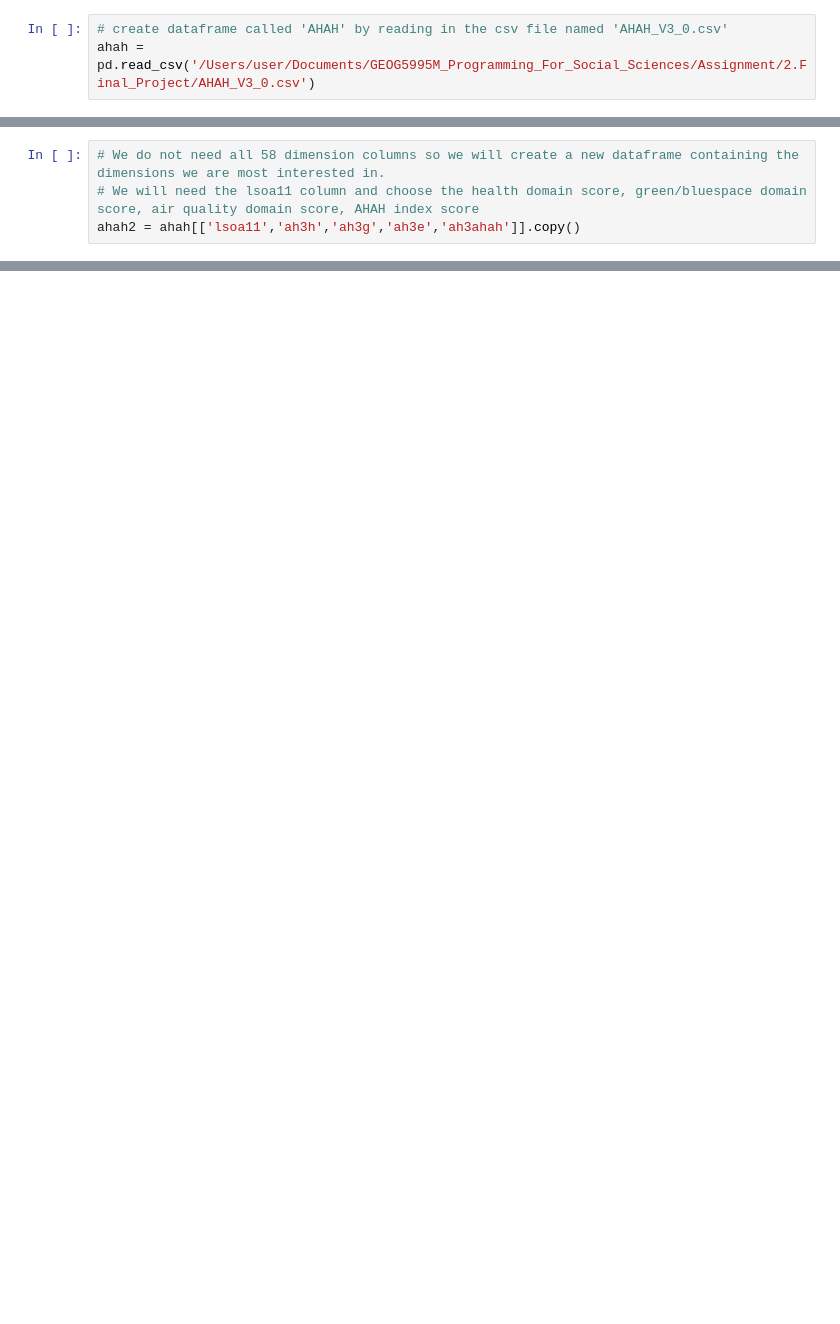
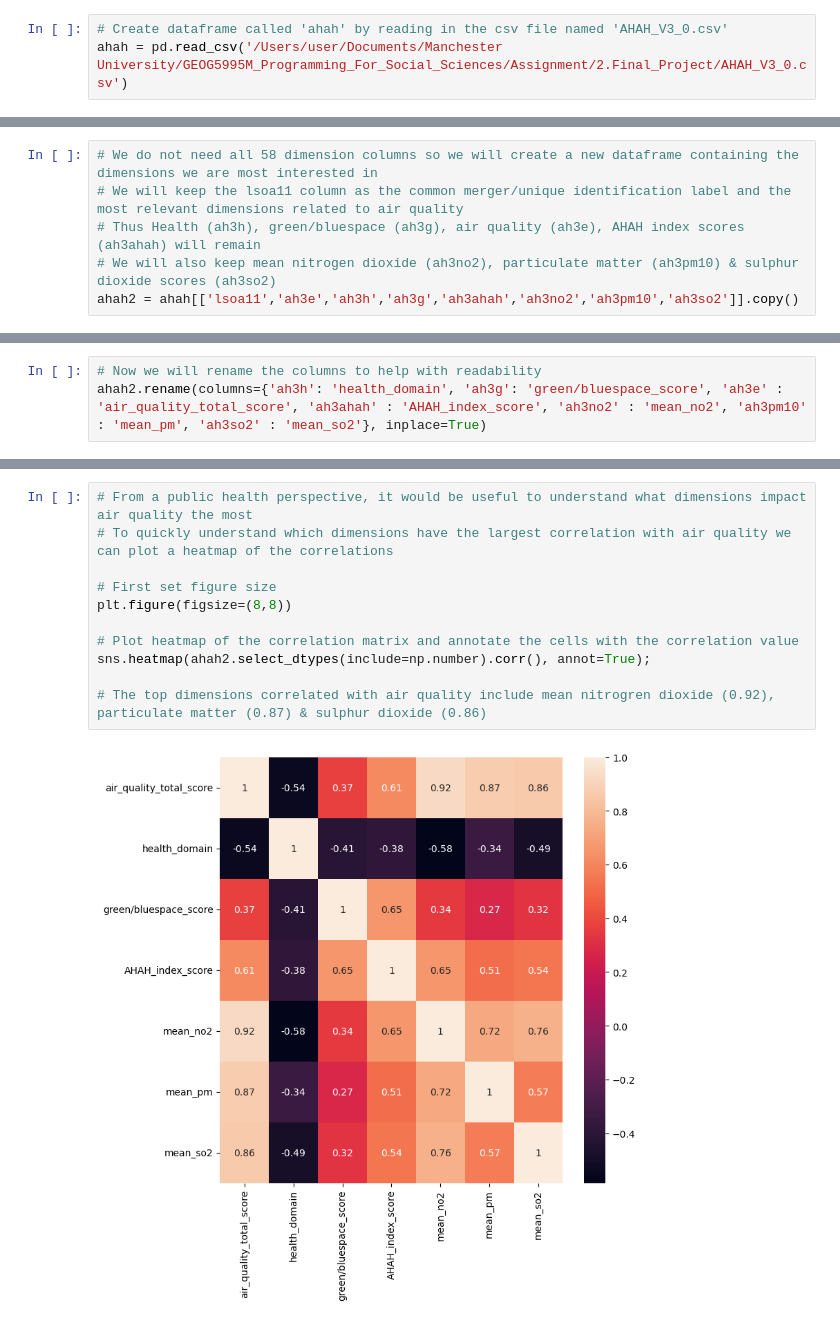
Before and after one commit to FionaJenHallam/FH-GEOG5995M-Final-Project, a Jupyter notebook: FH_GEOG5995m_Final_Project.ipynb, the cells around one changed output, grey strips where cells are left out. Drawn from its saved outputs; the diff is of its cells as text; blank space fills up the shorter version.

```diff
--- a/FH_GEOG5995m_Final_Project.ipynb
+++ b/FH_GEOG5995m_Final_Project.ipynb
@@ -32,4 +21,4 @@ AttributeError: module 'pandas' has no attribute 'read_xlsx'
 # %%
-# create dataframe called 'AHAH' by reading in the csv file named 'AHAH_V3_0.csv'
-ahah = pd.read_csv('/Users/user/Documents/GEOG5995M_Programming_For_Social_Sciences/Assignment/2.Final_Project/AHAH_V3_0.csv')
+# Create dataframe called 'ahah' by reading in the csv file named 'AHAH_V3_0.csv'
+ahah = pd.read_csv('/Users/user/Documents/Manchester University/GEOG5995M_Programming_For_Social_Sciences/Assignment/2.Final_Project/AHAH_V3_0.csv')
 # %%
@@ -56,9 +45,11 @@ Data columns (total 58 columns):
 dtypes: float64(19), int64(38), object(1)
 memory usage: 18.5+ MB
 # %%
-# We do not need all 58 dimension columns so we will create a new dataframe containing the dimensions we are most interested in.
-# We will need the lsoa11 column and choose the health domain score, green/bluespace domain score, air quality domain score, AHAH index score
-ahah2 = ahah[['lsoa11','ah3h','ah3g','ah3e','ah3ahah']].copy()
+# We do not need all 58 dimension columns so we will create a new dataframe containing the dimensions we are most interested in
+# We will keep the lsoa11 column as the common merger/unique identification label and the most relevant dimensions related to air quality
+# Thus Health (ah3h), green/bluespace (ah3g), air quality (ah3e), AHAH index scores (ah3ahah) will remain
+# We will also keep mean nitrogen dioxide (ah3no2), particulate matter (ah3pm10) & sulphur dioxide scores (ah3so2)
+ahah2 = ahah[['lsoa11','ah3e','ah3h','ah3g','ah3ahah','ah3no2','ah3pm10','ah3so2']].copy()
 # %%
 ahah2.info()
 # %% [output]
@@ -76,0 +71,3 @@ memory usage: 1.6+ MB
+# %%
+# Now we will rename the columns to help with readability
+ahah2.rename(columns={'ah3h': 'health_domain', 'ah3g': 'green/bluespace_score', 'ah3e' : 'air_quality_total_score', 'ah3ahah' : 'AHAH_index_score', 'ah3no2' : 'mean_no2', 'ah3pm10' : 'mean_pm', 'ah3so2' : 'mean_so2'}, inplace=True)
@@ -76,0 +93,13 @@ memory usage: 1.6+ MB
+# %%
+# From a public health perspective, it would be useful to understand what dimensions impact air quality the most
+# To quickly understand which dimensions have the largest correlation with air quality we can plot a heatmap of the correlations
+
+# First set figure size
+plt.figure(figsize=(8,8))
+
+# Plot heatmap of the correlation matrix and annotate the cells with the correlation value
+sns.heatmap(ahah2.select_dtypes(include=np.number).corr(), annot=True);
+
+# The top dimensions correlated with air quality include mean nitrogren dioxide (0.92), particulate matter (0.87) & sulphur dioxide (0.86)
+# %% [output]
+[figure, added]
```
Also changed, not shown: parts of 43 cells of this notebook.
